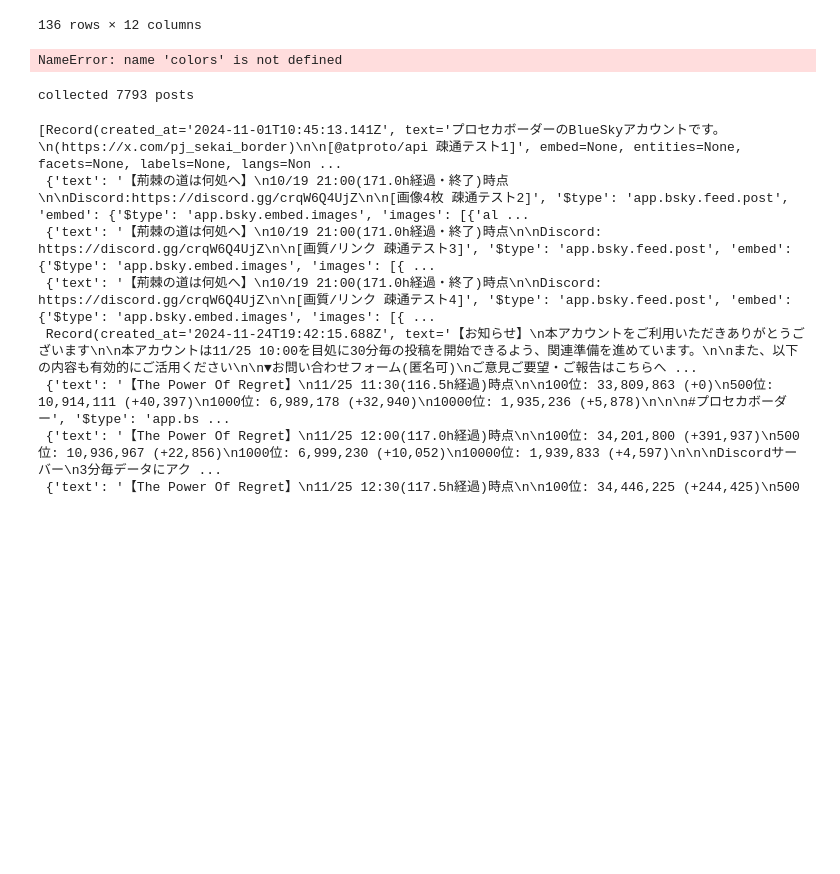
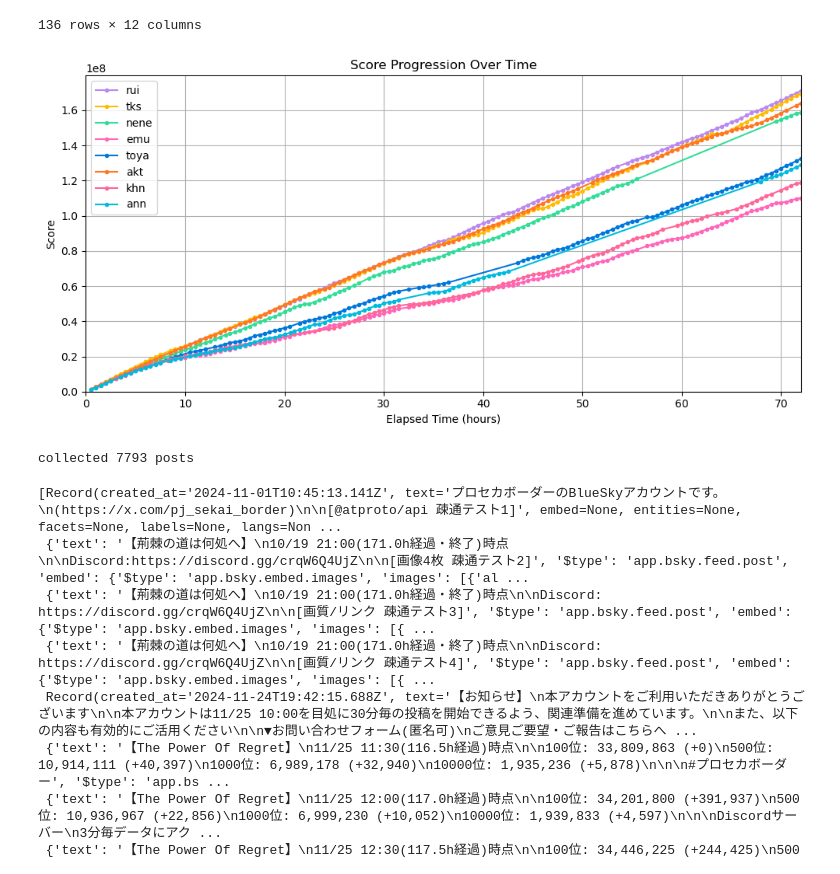
Before and after one commit to 2clchino/prsk_logger, a Jupyter notebook: SVTracker.ipynb, the cells around one changed output. Saved outputs shown, nothing was run; the diff lists cells and outputs as text; code cells hidden in the pictures; blank space fills up the shorter version.

```diff
--- a/SVTracker.ipynb
+++ b/SVTracker.ipynb
@@ -308,7 +308,7 @@ characters = [
     {"key": "冬弥", "label": "toya", "time": start_vvbs, "color": "#0077DD"},
     {"key": "彰人", "label": "akt", "time": start_vvbs + timedelta(days=3), "color": "#FF7722"},
     {"key": "こはね", "label": "khn", "time": start_vvbs + timedelta(days=6), "color": "#FF6699"},
-    {"key": "杏", "label": "ann", "time": start_vvbs + timedelta(days=9), "color": "#BB88EE"}
+    {"key": "杏", "label": "ann", "time": start_vvbs + timedelta(days=9), "color": "#00BBDD"}
 ]
 
 dfs = {
@@ -387,9 +386,9 @@ def plot_score_timeline(
     plt.tight_layout()
     plt.show()
 # %%
-plot_score_timeline(list(dfs.items()), colors, start, start + timedelta(days=3))
+plot_score_timeline(dfs, colors, start, start + timedelta(days=3))
 # %% [output]
-NameError: name 'colors' is not defined
+[figure, added]
 # %%
 from atproto import Client, models
 from atproto_client.models import ids
```
Also changed, not shown: parts of 1 cell of this notebook.
